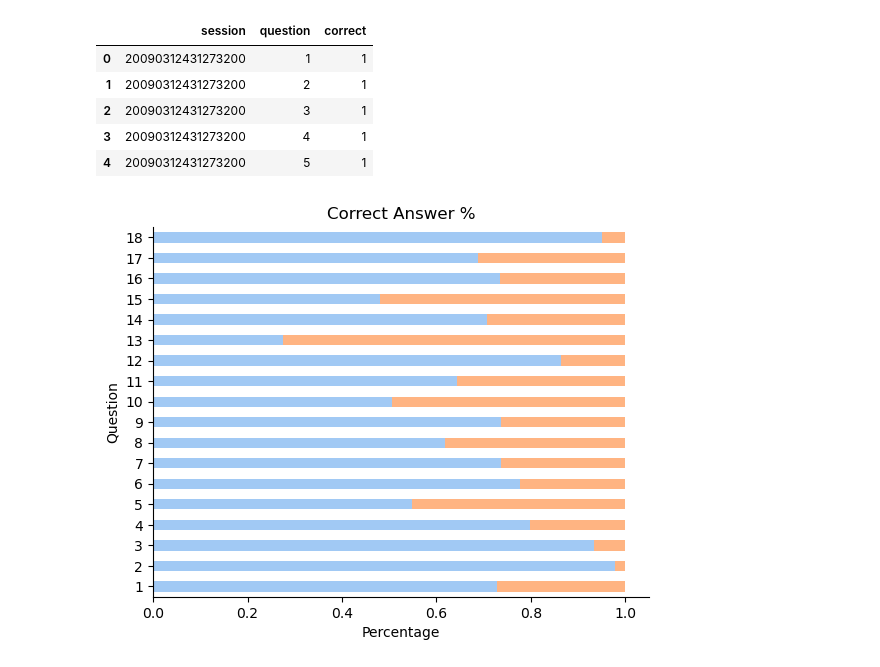
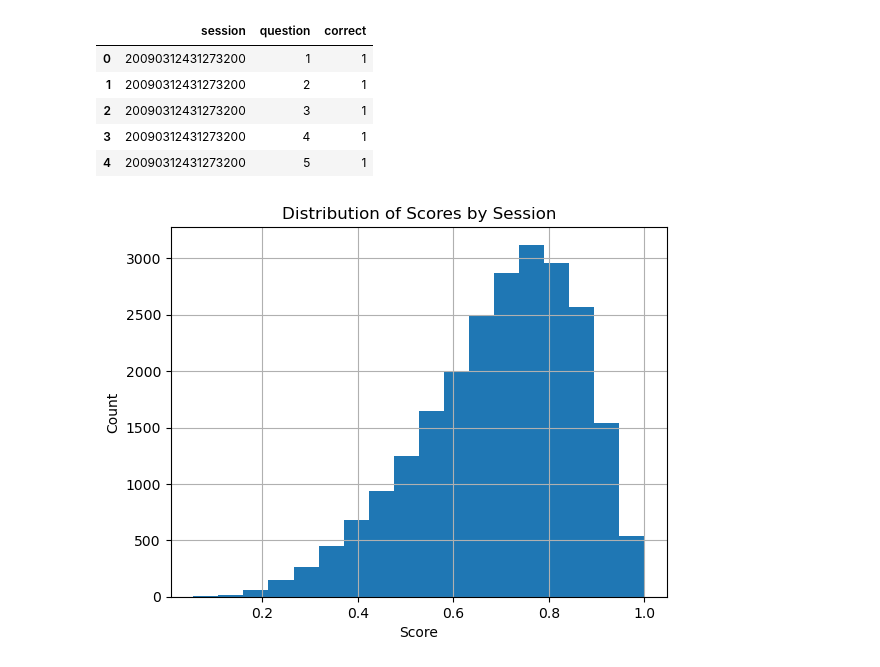
Before and after one commit to yaobviously/kaggle_predict_students, a Jupyter notebook: training_model.ipynb, the cells around one changed output. Drawn from its saved outputs; the diff is of its cells as text; code cells hidden in the pictures.

```diff
--- a/training_model.ipynb
+++ b/training_model.ipynb
@@ -46,24 +46,18 @@ labels_df.head()
 | 2 | 20090312431273200 | 3 | 1 |
 | 3 | 20090312431273200 | 4 | 1 |
 | 4 | 20090312431273200 | 5 | 1 |
-# %%
-# calculating mean correct responses for each question
-q_accuracy_df = labels_df.groupby('question')['correct'].mean().to_frame()
-q_accuracy_df['incorrect'] = 1 - q_accuracy_df
-
-# plotting the correct answer % by question
-colors = sns.color_palette("pastel")
-
-# horizontal barplot in seaborn with no spines
-ax = q_accuracy_df.plot(kind='barh', stacked=True, color=colors, legend=False)
-
-ax.spines['top'].set_visible(False)
-ax.spines['right'].set_visible(False)
-
-plt.title("Correct Answer %")
-plt.xlabel("Percentage")
-plt.ylabel("Question")
-
-plt.show()
-# %% [output]
-[figure, removed]
+# %%
+# the distribution of scores. it's almost definitely
+# true that adding predictions from prior rounds
+# will improve the model significantly.
+
+labels_df.groupby('session')['correct'].mean().hist(bins=18)
+
+plt.title("Distribution of Scores by Session")
+
+plt.ylabel("Count")
+plt.xlabel("Score")
+
+plt.show()
+# %% [output]
+[figure, added]
```
Also changed, not shown: parts of 22 cells of this notebook.
